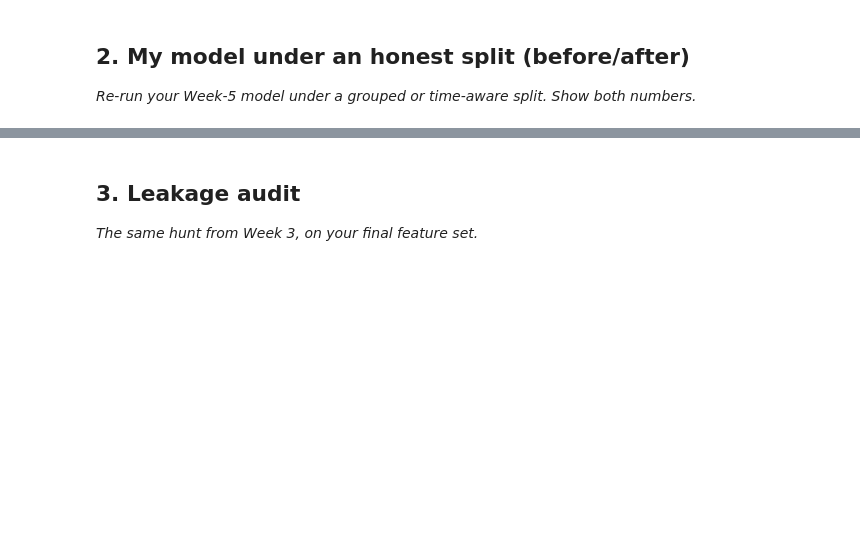
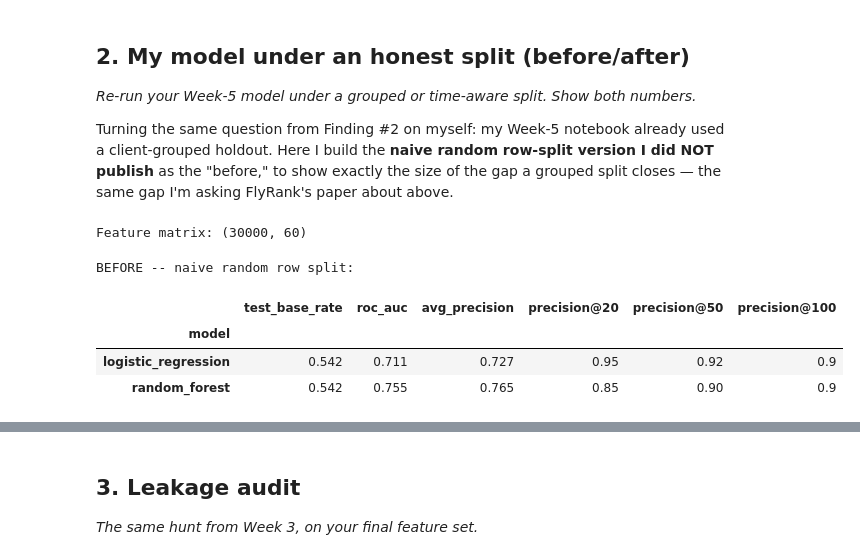
Before and after one commit to Ali-Haider987/alihaider-flyrank-ml, a Jupyter notebook: work/notebooks/w06_validation_audit.ipynb, the cells around one changed output, grey strips where cells are left out. Drawn from its saved outputs; the diff is of its cells as text; code cells hidden in the pictures; blank space fills up the shorter version.

```diff
--- a/work/notebooks/w06_validation_audit.ipynb
+++ b/work/notebooks/w06_validation_audit.ipynb
@@ -17,3 +80,5 @@ This skeleton is yours to fill. Work the sections **in order** — each one has
 ## 2. My model under an honest split (before/after)
 
 *Re-run your Week-5 model under a grouped or time-aware split. Show both numbers.*
+
+Turning the same question from Finding #2 on myself: my Week-5 notebook already used a client-grouped holdout. Here I build the **naive random row-split version I did NOT publish** as the "before," to show exactly the size of the gap a grouped split closes — the same gap I'm asking FlyRank's paper about above.
@@ -22,0 +85,76 @@ This skeleton is yours to fill. Work the sections **in order** — each one has
+# %%
+MODEL_NUMERIC_FEATURES = [
+    "search_volume", "competition", "cpc", "word_count", "char_count",
+    "log_impressions_90d", "log_clicks_90d", "log_sessions_90d", "log_ai_sessions_90d",
+    "days_with_impressions", "days_with_sessions", "content_age_days", "days_since_last_update",
+    "ctr", "avg_position", "engagement_rate", "scroll_rate", "ai_traffic_pct",
+]
+MODEL_CATEGORICAL_FEATURES = [
+    "competition_level", "content_type", "main_intent", "age_tier", "freshness_tier",
+    "word_count_tier", "impression_tier", "position_tier",
+]
+df["log_impressions_90d"] = np.log1p(df["impressions_90d"])
+df["log_clicks_90d"] = np.log1p(df["clicks_90d"])
+df["log_sessions_90d"] = np.log1p(df["sessions_90d"])
+df["log_ai_sessions_90d"] = np.log1p(df["ai_sessions_90d"])
+missing_flag_cols = ["search_volume", "competition", "cpc", "word_count", "char_count",
+                     "engagement_rate", "scroll_rate", "ai_traffic_pct"]
+for c in missing_flag_cols:
+    df[f"{c}_missing"] = df[c].isna().astype(int)
+
+numeric_frame = (df[MODEL_NUMERIC_FEATURES].apply(pd.to_numeric, errors="coerce")
+                 .replace([np.inf, -np.inf], np.nan).fillna(0))
+missing_frame = df[[f"{c}_missing" for c in missing_flag_cols]]
+cat_frame = df[MODEL_CATEGORICAL_FEATURES].fillna("unknown").astype(str)
+cat_dummies = pd.get_dummies(cat_frame, prefix=MODEL_CATEGORICAL_FEATURES, dtype=float)
+feature_frame = pd.concat(
+    [numeric_frame.reset_index(drop=True), missing_frame.reset_index(drop=True), cat_dummies.reset_index(drop=True)],
+    axis=1,
+)
+y = df["is_declining_label"]
+print("Feature matrix:", feature_frame.shape)
+# %% [output]
+Feature matrix: (30000, 60)
+# %%
+def precision_at_k(y_true, scores, k):
+    order = np.argsort(-np.asarray(scores))
+    return float(np.asarray(y_true)[order[:k]].mean())
+
+def fit_and_score(X_train, X_test, y_train, y_test):
+    lr = Pipeline([("scaler", StandardScaler()),
+                   ("model", LogisticRegression(class_weight="balanced", max_iter=1000, random_state=RANDOM_STATE))])
+    lr.fit(X_train, y_train)
+    lr_scores = lr.predict_proba(X_test)[:, 1]
+
+    rf = RandomForestClassifier(class_weight="balanced_subsample", max_depth=10, min_samples_leaf=25,
+                                 n_estimators=200, n_jobs=-1, random_state=RANDOM_STATE)
+    rf.fit(X_train, y_train)
+    rf_scores = rf.predict_proba(X_test)[:, 1]
+
+    out = []
+    for name, scores in [("logistic_regression", lr_scores), ("random_forest", rf_scores)]:
+        out.append({
+            "model": name,
+            "test_base_rate": y_test.mean(),
+            "roc_auc": roc_auc_score(y_test, scores),
+            "avg_precision": average_precision_score(y_test, scores),
+            "precision@20": precision_at_k(y_test, scores, 20),
+            "precision@50": precision_at_k(y_test, scores, 50),
+            "precision@100": precision_at_k(y_test, scores, 100),
+        })
+    return pd.DataFrame(out).set_index("model")
+
+# --- BEFORE: naive random row split (what the paper's methodology page reads like: "80/20 split",
+# no grouping mentioned) ---
+X_train_r, X_test_r, y_train_r, y_test_r = train_test_split(
+    feature_frame, y, test_size=0.2, random_state=RANDOM_STATE, stratify=y
+)
+before = fit_and_score(X_train_r, X_test_r, y_train_r, y_test_r)
+print("BEFORE -- naive random row split:")
+before.round(3)
+# %% [output]
+BEFORE -- naive random row split:
+|  | test_base_rate | roc_auc | avg_precision | precision@20 | precision@50 | precision@100 |
+| model |  |  |  |  |  |  |
+| logistic_regression | 0.542 | 0.711 | 0.727 | 0.95 | 0.92 | 0.9 |
+| random_forest | 0.542 | 0.755 | 0.765 | 0.85 | 0.90 | 0.9 |
```
Also changed, not shown: parts of 17 cells of this notebook.
